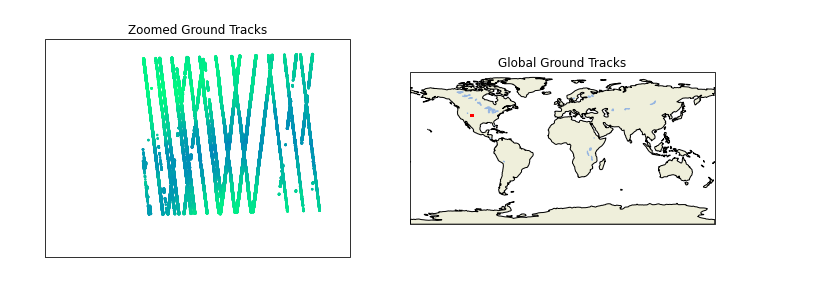
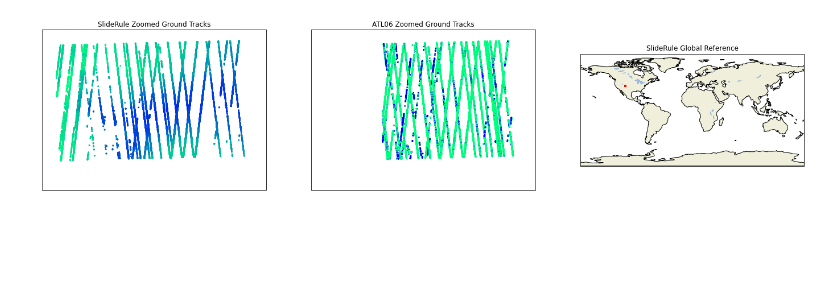
Before and after one commit to SlideRuleEarth/sliderule, a Jupyter notebook: plugins/icesat2/client/grand_mesa_demo.ipynb, the cells around one changed output. Drawn from its saved outputs; the diff is of its cells as text; code cells hidden in the pictures; blank space fills up the shorter version.

```diff
--- a/plugins/icesat2/client/grand_mesa_demo.ipynb
+++ b/plugins/icesat2/client/grand_mesa_demo.ipynb
@@ -12,17 +30,14 @@ icesat2.init("http://44.227.4.67:9081", False)
 # %%
 # Build ATL06 Request
 parms = {
-    "poly": [ {"lon": -108.3435200747503, "lat": 38.89102961045247},
-              {"lon": -107.7677425431139, "lat": 38.90611184543033},
-              {"lon": -107.7818591266989, "lat": 39.26613714985466},
-              {"lon": -108.3605610678553, "lat": 39.25086131372244},
-              {"lon": -108.3435200747503, "lat": 38.89102961045247} ],
-    "cnf": 4,
-    "ats": 20.0,
+    "poly": region,
+    "srt": icesat2.SRT_LAND,
+    "cnf": icesat2.CNF_SURFACE_HIGH,
+    "ats": 10.0,
     "cnt": 10,
     "len": 40.0,
     "res": 20.0,
-     "maxi": 1
+    "maxi": 1
 }
 
 # Request ATL06 Data
@@ -50,0 +66,6 @@ INFO:icesat2.icesat2:Results returned for 57 out of 57 resources
+# %%
+# Setup Columns
+columns = ["h_li", "latitude", "longitude"]
+# %%
+# Query ATL06 Files from NASA CMR System
+resources = icesat2.cmr(region, short_name='ATL06')
@@ -51,22 +165,28 @@ INFO:icesat2.icesat2:Results returned for 57 out of 57 resources
 # %%
 # Create Plot
-fig = plt.figure(num=None, figsize=(12, 6))
+fig = plt.figure(num=None, figsize=(24, 12))
 
 # Plot Ground Tracks
-ax1 = plt.subplot(121,projection=cartopy.crs.PlateCarree())
-ax1.set_title("Zoomed Ground Tracks")
+ax1 = plt.subplot(131,projection=cartopy.crs.PlateCarree())
+ax1.set_title("SlideRule Zoomed Ground Tracks")
 ax1.scatter(df["longitude"].values, df["latitude"].values, s=2.5, c=df["h_mean"], cmap='winter_r', zorder=3, transform=cartopy.crs.PlateCarree())
 ax1.set_extent((-108.4,-107.7,38.8,39.3),crs=cartopy.crs.PlateCarree())
 
-# Plot Global View
-ax2 = plt.subplot(122,projection=cartopy.crs.PlateCarree())
-ax2.set_title("Global Ground Tracks")
-ax2.scatter(df["longitude"].values, df["latitude"].values, s=2.5, color='r', zorder=3, transform=cartopy.crs.PlateCarree())
-ax2.add_feature(cartopy.feature.LAND, zorder=0, edgecolor='black')
-ax2.add_feature(cartopy.feature.LAKES)
-ax2.set_extent((-180,180,-90,90),crs=cartopy.crs.PlateCarree())
+# Plot Ground Tracks
+ax1 = plt.subplot(132,projection=cartopy.crs.PlateCarree())
+ax1.set_title("ATL06 Zoomed Ground Tracks")
+ax1.scatter(atl06["longitude"], atl06["latitude"], s=2.5, c=atl06["h_li"], cmap='winter_r', zorder=3, transform=cartopy.crs.PlateCarree())
+ax1.set_extent((-108.4,-107.7,38.8,39.3),crs=cartopy.crs.PlateCarree())
+
+# Plot SlideRule Global View
+ax3 = plt.subplot(133,projection=cartopy.crs.PlateCarree())
+ax3.set_title("SlideRule Global Reference")
+ax3.scatter(df["longitude"].values, df["latitude"].values, s=2.5, color='r', zorder=3, transform=cartopy.crs.PlateCarree())
+ax3.add_feature(cartopy.feature.LAND, zorder=0, edgecolor='black')
+ax3.add_feature(cartopy.feature.LAKES)
+ax3.set_extent((-180,180,-90,90),crs=cartopy.crs.PlateCarree())
 
 # Show Plot
 plt.show()
 # %% [output]
-[figure, old version]
+[figure, new version]
```
Also changed, not shown: parts of 7 cells of this notebook.
